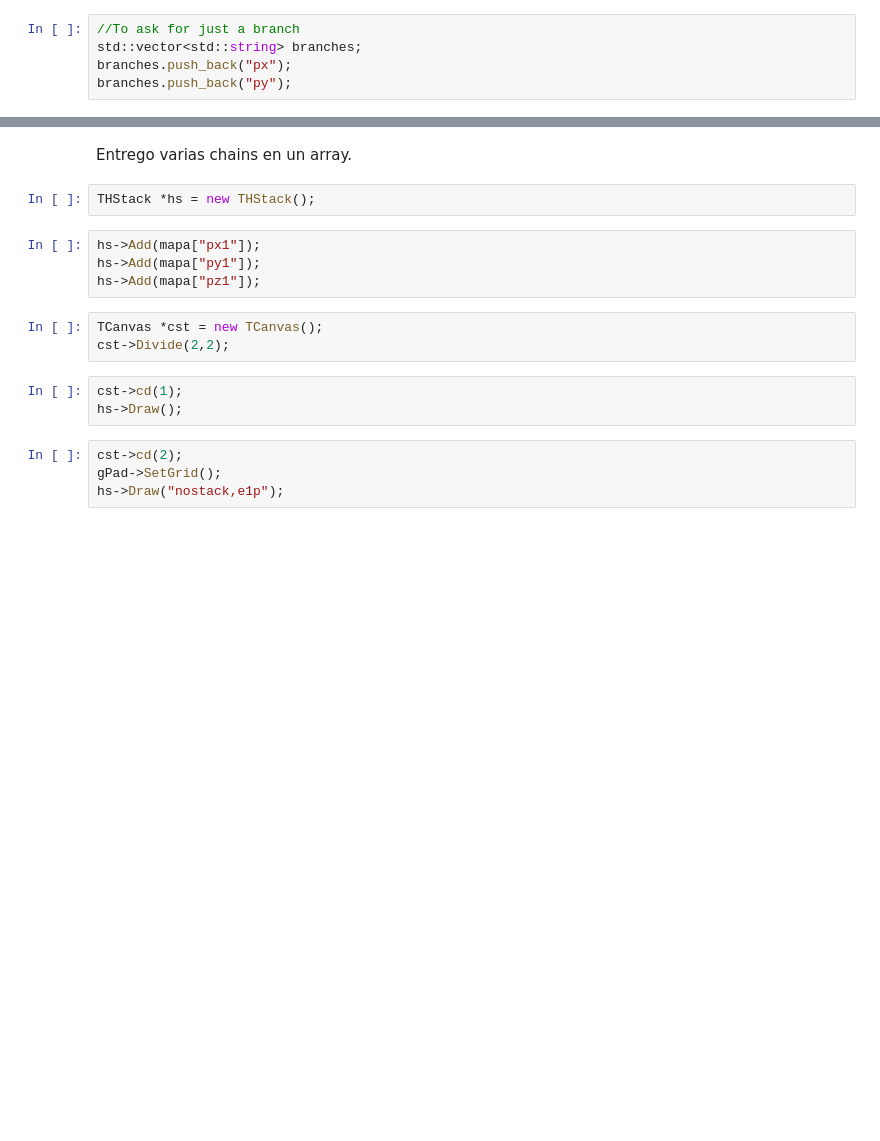
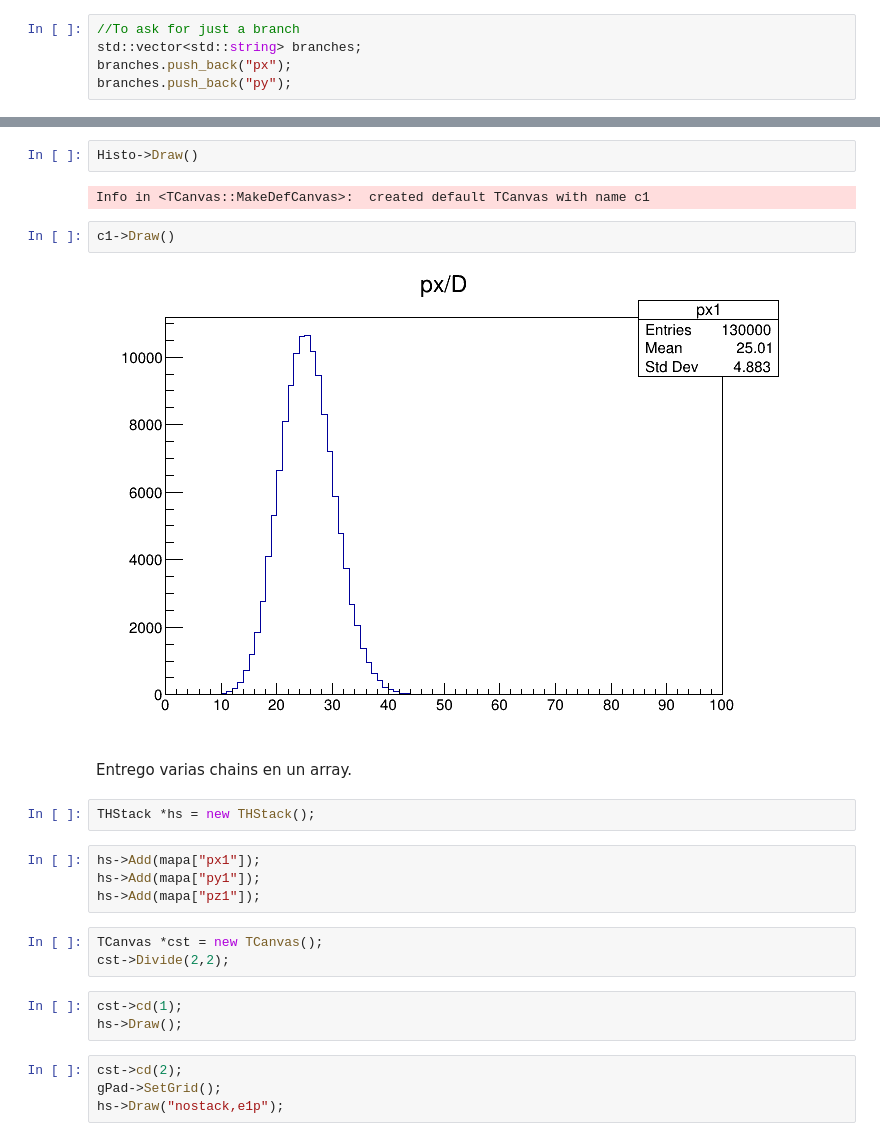
Before and after one commit to casfisica/AnalysisCode, a Jupyter notebook: Plotter/Plotter_Examples.ipynb, the cells around one changed output, grey strips where cells are left out. Drawn from its saved outputs; the diff is of its cells as text; blank space fills up the shorter version.

```diff
--- a/Plotter/Plotter_Examples.ipynb
+++ b/Plotter/Plotter_Examples.ipynb
@@ -212,3 +223,11 @@ mapa["px1"]
+# %%
+Histo->Draw()
+# %% [output]
+Info in <TCanvas::MakeDefCanvas>:  created default TCanvas with name c1
+# %%
+c1->Draw()
+# %% [output]
+[figure, added]
 # %% [markdown]
 Entrego varias chains en un array.
 # %%
```
Also changed, not shown: parts of 8 cells of this notebook, 2 other files.
